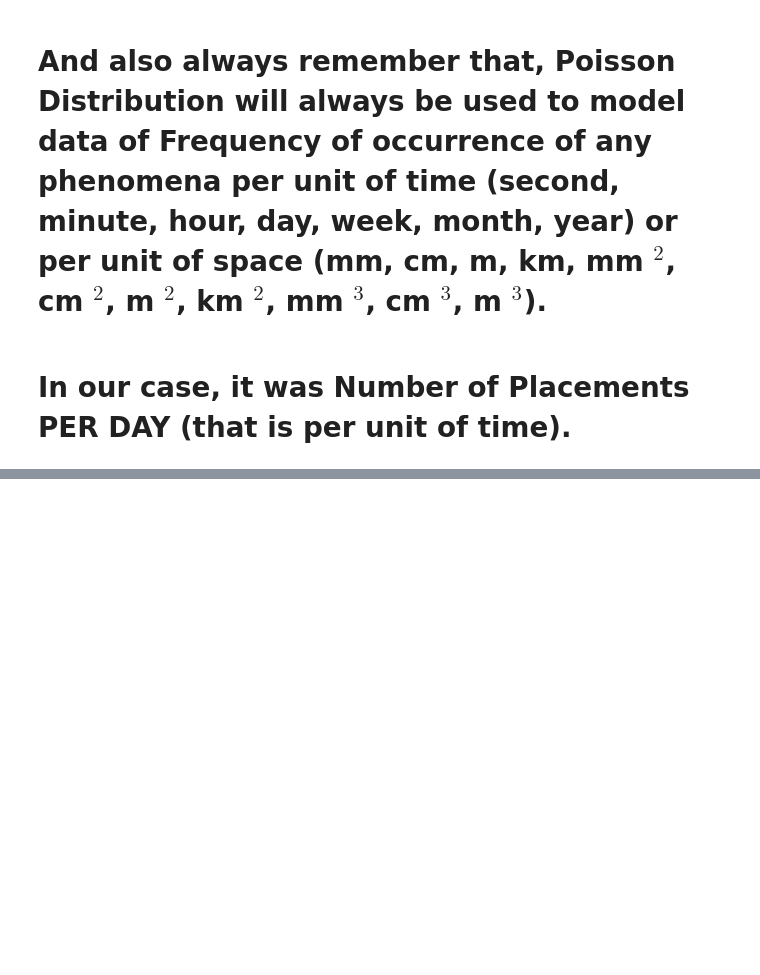
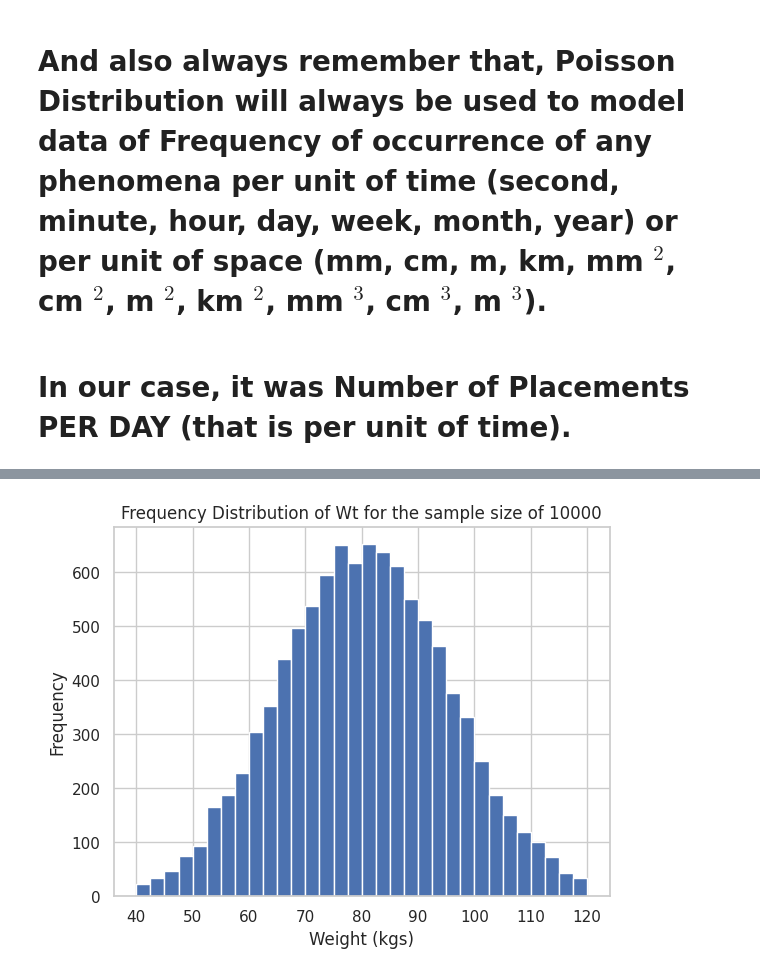
Before and after one commit to aimlrl/BADECE3111-Unit-1-Rest-Distributions, a Jupyter notebook: src.ipynb, the cells around one changed output, grey strips where cells are left out. Cells and saved outputs as stored; diff of their text form; code cells hidden in the pictures; blank space fills up the shorter version.

```diff
--- a/src.ipynb
+++ b/src.ipynb
@@ -299,0 +466,12 @@ plt.show()
+# %%
+N = 10000
+sample = np.random.normal(loc=80,scale=15,size=N)
+
+plt.figure(facecolor='white')
+plt.hist(sample,bins=32, range=(40,120))
+plt.title(f'Frequency Distribution of Wt for the sample size of 10000')
+plt.xlabel('Weight (kgs)')
+plt.ylabel('Frequency')
+plt.show()
+# %% [output]
+[figure, added]
```
Also changed, not shown: parts of 106 cells of this notebook.
